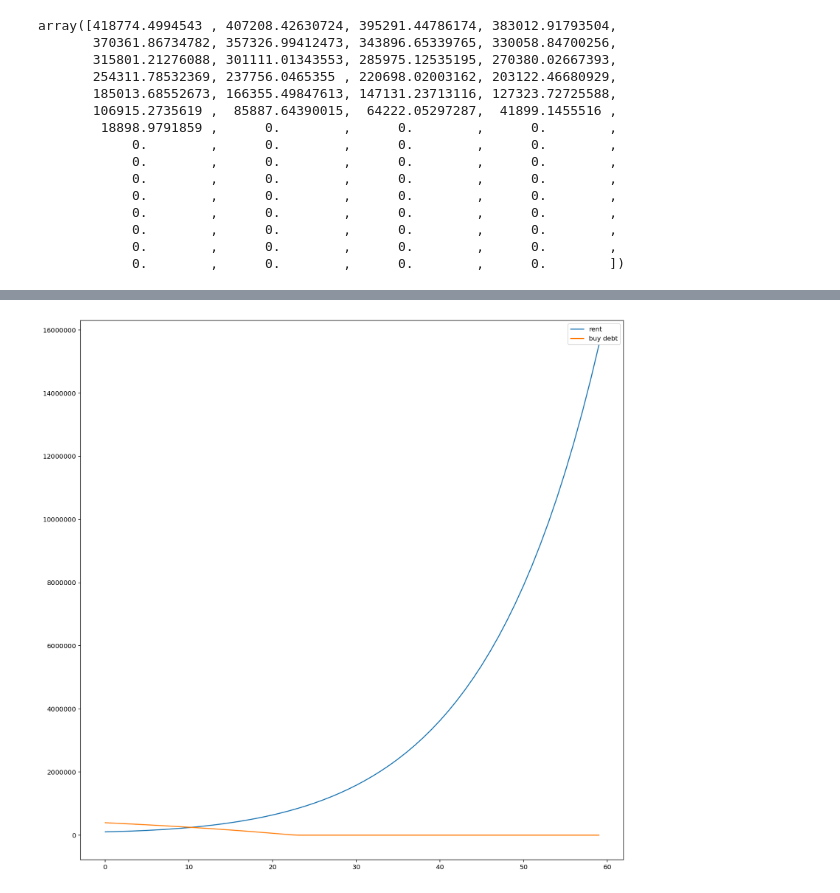
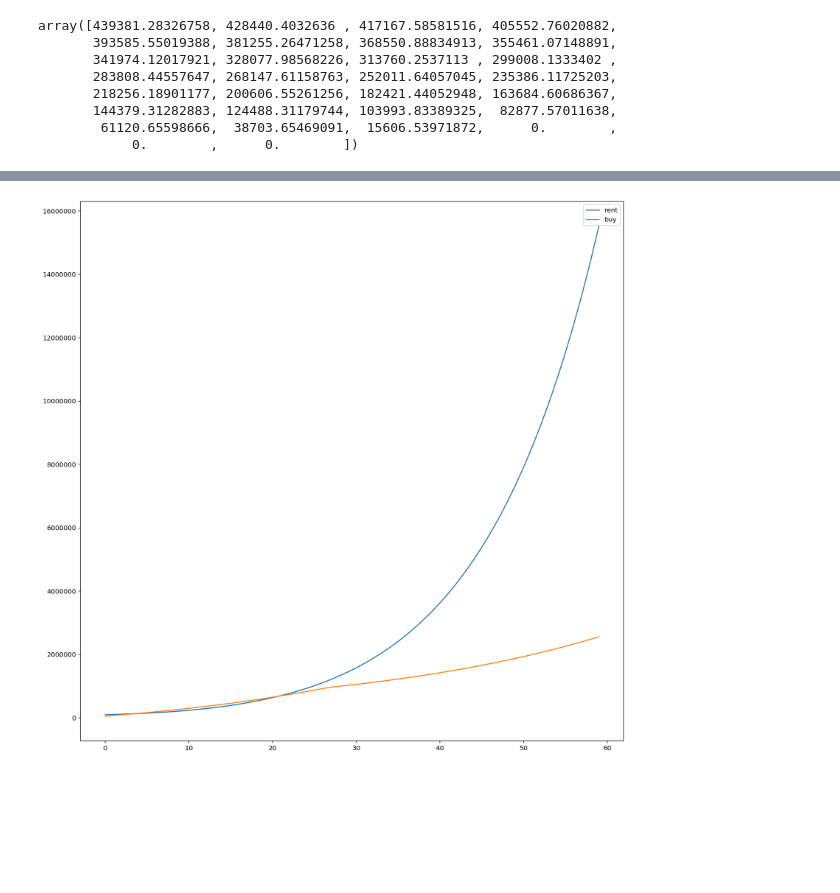
Before and after one commit to AlmostFamiliar/rent-or-buy-calculator, a Jupyter notebook: rent-or-buy.ipynb, the cells around one changed output, grey strips where cells are left out. Saved outputs shown, nothing was run; the diff lists cells and outputs as text; code cells hidden in the pictures; blank space fills up the shorter version.

Commit message:
added housing market returns and reserves

```diff
--- a/rent-or-buy.ipynb
+++ b/rent-or-buy.ipynb
@@ -100,23 +120,37 @@ while(rest_credit > 0):
     credit_len += 1
 
 result = result.reshape(60,4)[:,3]
-result
+
+def reserves(max_year, property_start_value, reserves_per_year):
+    reserves_amount = property_start_value * reserves_per_year
+    reserves_acc = np.ones(max_year) * reserves_amount
+    reserves_acc = np.cumsum(reserves_acc)
+
+    return reserves_acc
+
+def debt(max_year, interest_rate, buying_cost, capital, side_cost, expendable_income):
+    annuity = expendable_income * 3
+    credit_len = 0
+    rest_credit = buying_cost * (1 + side_cost) - capital
+    result = np.zeros(max_year * 4)
+    while(rest_credit > 0):
+        rest_credit = rest_credit * (1 + interest_rate/4) - annuity
+        result[credit_len] = rest_credit if rest_credit > 0 else 0
+        credit_len += 1
+
+    result = result.reshape(max_year,4)[:,3]
+    return result
+
+debt(30, 0.03, 500000, 100000, 0.10, 2000)
 # %% [output]
-array([418774.4994543 , 407208.42630724, 395291.44786174, 383012.91793504,
-       370361.86734782, 357326.99412473, 343896.65339765, 330058.84700256,
-       315801.21276088, 301111.01343553, 285975.12535195, 270380.02667393,
-       254311.78532369, 237756.0465355 , 220698.02003162, 203122.46680929,
-       185013.68552673, 166355.49847613, 147131.23713116, 127323.72725588,
-       106915.2735619 ,  85887.64390015,  64222.05297287,  41899.1455516 ,
-        18898.9791859 ,      0.        ,      0.        ,      0.        ,
-            0.        ,      0.        ,      0.        ,      0.        ,
-            0.        ,      0.        ,      0.        ,      0.        ,
-            0.        ,      0.        ,      0.        ,      0.        ,
-            0.        ,      0.        ,      0.        ,      0.        ,
-            0.        ,      0.        ,      0.        ,      0.        ,
-            0.        ,      0.        ,      0.        ,      0.        ,
-            0.        ,      0.        ,      0.        ,      0.        ,
-            0.        ,      0.        ,      0.        ,      0.        ])
+array([439381.28326758, 428440.4032636 , 417167.58581516, 405552.76020882,
+       393585.55019388, 381255.26471258, 368550.88834913, 355461.07148891,
+       341974.12017921, 328077.98568226, 313760.2537113 , 299008.1333402 ,
+       283808.44557647, 268147.61158763, 252011.64057045, 235386.11725203,
+       218256.18901177, 200606.55261256, 182421.44052948, 163684.60686367,
+       144379.31282883, 124488.31179744, 103993.83389325,  82877.57011638,
+        61120.65598666,  38703.65469091,  15606.53971872,      0.        ,
+            0.        ,      0.        ])
 # %%
 import matplotlib.pyplot as plt
 
@@ -132,7 +166,7 @@ def plot(max_year, rent, expendable_income, taxes, interest_rate, reserves_per_y
     plt.plot(df["rent"], label="rent")
     # plt.plot(df["rent_spent"], label="rent spent")
     # plt.plot(df["rent_stock_returns"], label="rent stock returns")
-    plt.plot(df["buy_debt"], label="buy debt")
+    plt.plot(df["buy"], label="buy")
     plt.ticklabel_format(style='plain')
     plt.legend()
     return fig
@@ -146,7 +180,7 @@ pn.extension()
 
 layout = interact(plot, max_year=(0, 60, 1, 60), rent=(800, 3000, 50, 1100), expendable_income=(1500, 3000, 100, 2000),
                   taxes=0.01, interest_rate=0.03, reserves_per_year=0.01, property_value=(250000, 1500000, 10000, 500000),
-                  capital=(0, 500000, 10000, 100000), side_cost=(0.01, 0.20, 0.1, 0.10), avg_stock_market_returns=(0,0.2,0.01,0.07), avg_housing_market_returns=0.03, exp_rent_increase=(0, 1, 0.01, 0.01))
+                  capital=(0, 500000, 10000, 100000), side_cost=(0.01, 0.20, 0.01, 0.10), avg_stock_market_returns=(0,0.2,0.01,0.07), avg_housing_market_returns=(0,0.1,0.01,0.03), exp_rent_increase=(0, 1, 0.01, 0.01))
 
 pn.Column('Buy vs rent over time', pn.Row(layout[0], layout[1]))
 # %% [output]
@@ -156,2 +189,2 @@ Traceback (most recent call last): File "/Users/strasserp/dev/rent-or-buy-calcul
 [interactive output not drawn]
-[figure, old version]
+[figure, new version]
```
Also changed, not shown: parts of 3 cells of this notebook.
